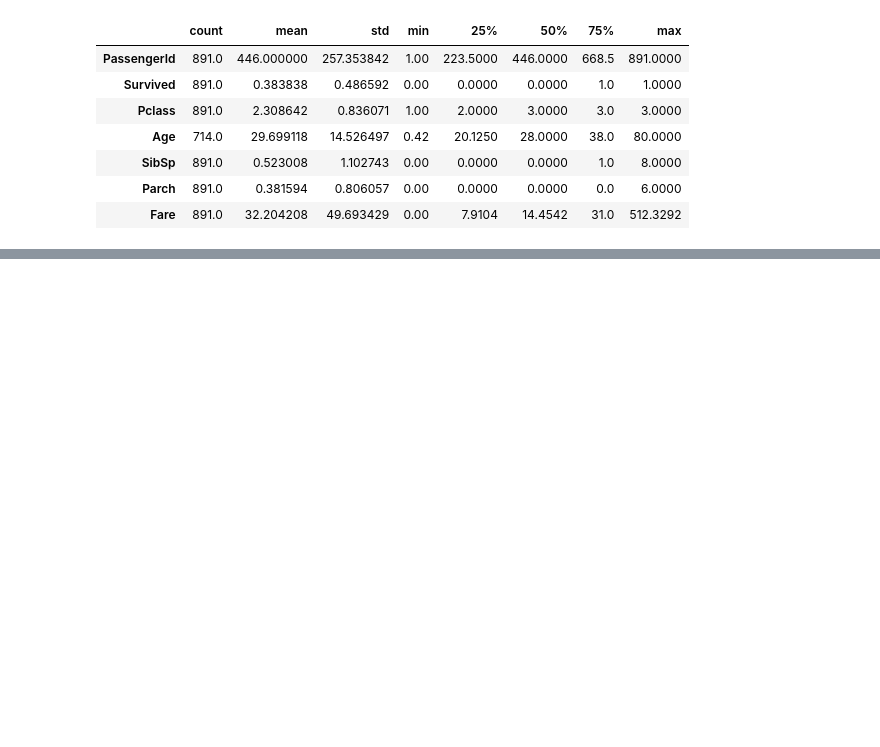
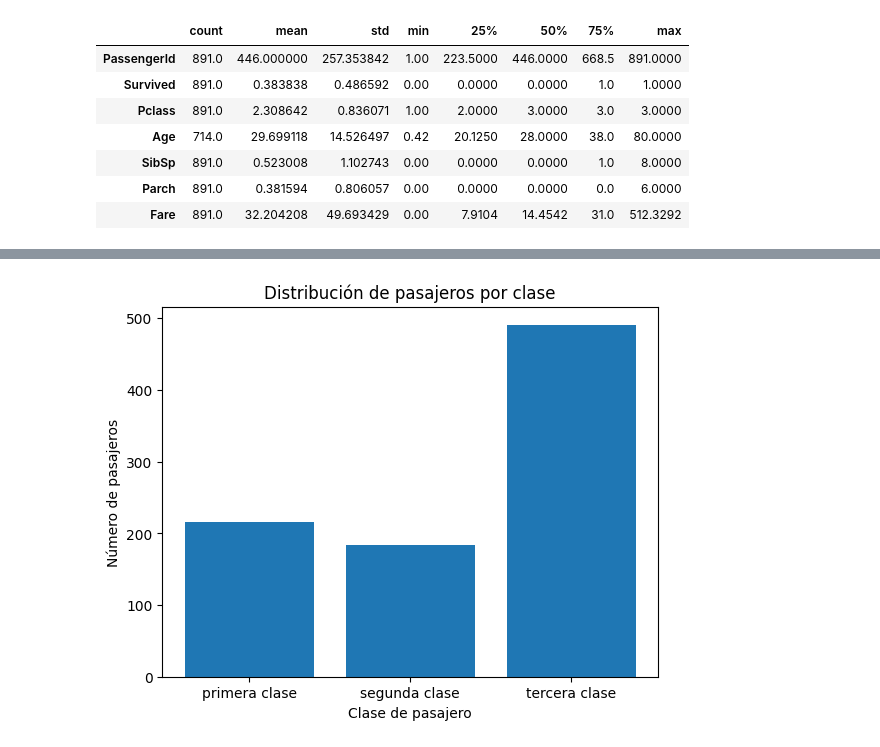
Before and after one commit to agonzalezfe/kaggle_titanic, a Jupyter notebook: kaggle.ipynb, the cells around one changed output, grey strips where cells are left out. Cells and saved outputs as stored; diff of their text form; code cells hidden in the pictures; blank space fills up the shorter version.

```diff
--- a/kaggle.ipynb
+++ b/kaggle.ipynb
@@ -96,0 +135,19 @@ df.describe().T
+# %%
+# Crea un DataFrame que contenga la cuenta de pasajeros por clase
+class_counts = ds["Pclass"].value_counts()
+
+# Crea el gráfico de barras
+plt.bar(class_counts.index, class_counts.values)
+
+
+# Añade un título y etiquetas para los ejes
+plt.title("Distribución de pasajeros por clase")
+plt.xlabel("Clase de pasajero")
+plt.ylabel("Número de pasajeros")
+# Añade etiquetas para cada barra
+plt.xticks(class_counts.index, ["tercera clase", "primera clase", "segunda clase"])
+
+# Muestra el gráfico
+plt.show()
+# %% [output]
+[figure, added]
```
Also changed, not shown: parts of 10 cells of this notebook.
